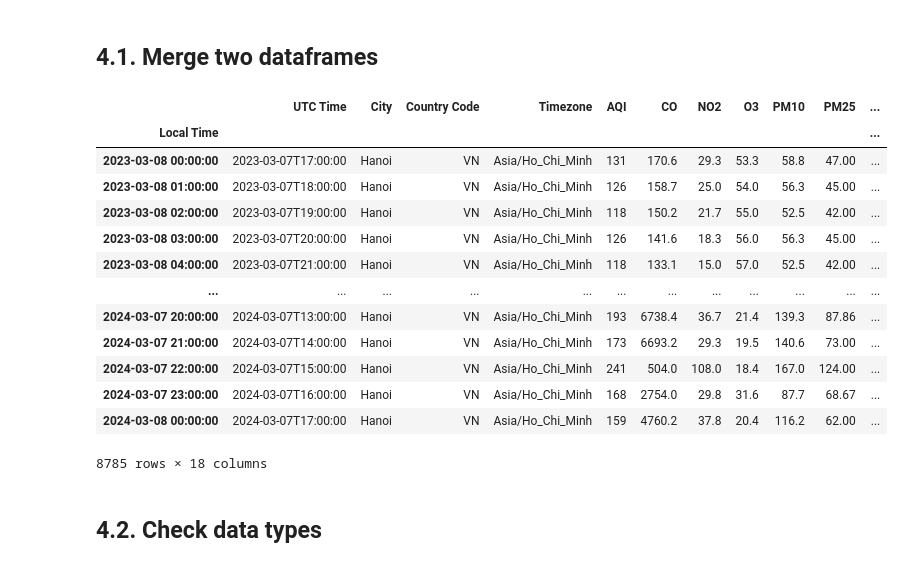
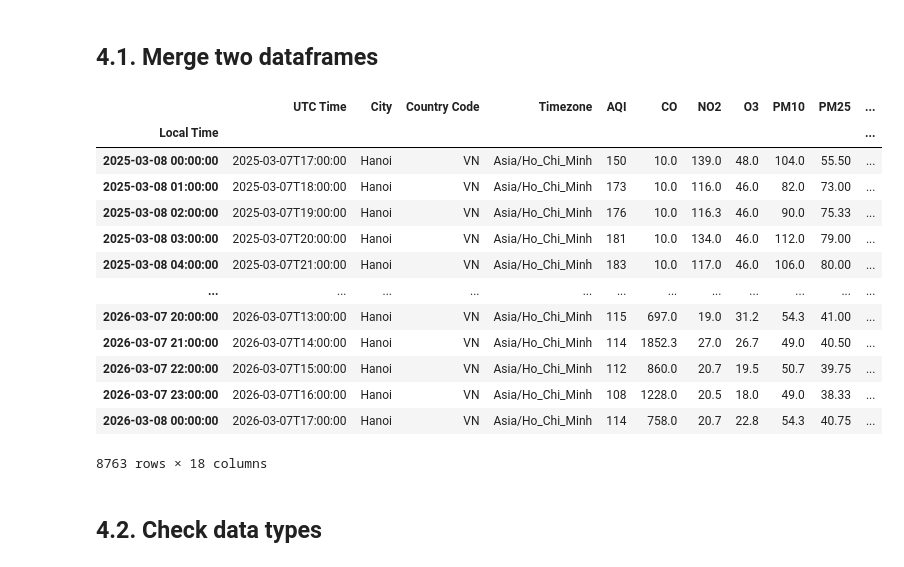
Before and after one commit to hernexto/Hanoi-Air-Quality-Analysis-2026, a Jupyter notebook: Part 1 - Extract and Clean Data from API.ipynb, the cells around one changed output. Drawn from its saved outputs; the diff is of its cells as text; code cells hidden in the pictures.

```diff
--- a/Part 1 - Extract and Clean Data from API.ipynb
+++ b/Part 1 - Extract and Clean Data from API.ipynb
@@ -247,18 +254,18 @@ The method in this section will be executed in the same manner as in the previou
 # %% [markdown]
 ## 3.1. Specify the URLs
 # %%
-urlweath = "https://api.weatherbit.io/v2.0/history/hourly?city=Hanoi&start_date=2024-02-08&end_date=2024-03-09&tz=local&key=a17ac515f9b6411393c923e7abd376f5"
-urlweath2 = "https://api.weatherbit.io/v2.0/history/hourly?city=Hanoi&start_date=2024-01-08&end_date=2024-02-08&tz=local&key=a17ac515f9b6411393c923e7abd376f5"
-urlweath3 = "https://api.weatherbit.io/v2.0/history/hourly?city=Hanoi&start_date=2023-12-08&end_date=2024-01-08&tz=local&key=a17ac515f9b6411393c923e7abd376f5"
-urlweath4 = "https://api.weatherbit.io/v2.0/history/hourly?city=Hanoi&start_date=2023-11-08&end_date=2023-12-08&tz=local&key=a17ac515f9b6411393c923e7abd376f5"
-urlweath5 = "https://api.weatherbit.io/v2.0/history/hourly?city=Hanoi&start_date=2023-10-08&end_date=2023-11-08&tz=local&key=a17ac515f9b6411393c923e7abd376f5"
-urlweath6 = "https://api.weatherbit.io/v2.0/history/hourly?city=Hanoi&start_date=2023-09-08&end_date=2023-10-08&tz=local&key=a17ac515f9b6411393c923e7abd376f5"
-urlweath7 = "https://api.weatherbit.io/v2.0/history/hourly?city=Hanoi&start_date=2023-08-08&end_date=2023-09-08&tz=local&key=a17ac515f9b6411393c923e7abd376f5"
-urlweath8 = "https://api.weatherbit.io/v2.0/history/hourly?city=Hanoi&start_date=2023-07-08&end_date=2023-08-08&tz=local&key=a17ac515f9b6411393c923e7abd376f5"
-urlweath9 = "https://api.weatherbit.io/v2.0/history/hourly?city=Hanoi&start_date=2023-06-08&end_date=2023-07-08&tz=local&key=a17ac515f9b6411393c923e7abd376f5"
-urlweath10 = "https://api.weatherbit.io/v2.0/history/hourlyy?city=Hanoi&start_date=2023-05-08&end_date=2023-06-08&tz=local&key=a17ac515f9b6411393c923e7abd376f5"
-urlweath11 = "https://api.weatherbit.io/v2.0/history/hourly?city=Hanoi&start_date=2023-04-08&end_date=2023-05-08&tz=local&key=a17ac515f9b6411393c923e7abd376f5"
-urlweath12 = "https://api.weatherbit.io/v2.0/history/hourly?city=Hanoi&start_date=2023-03-08&end_date=2023-04-08&tz=local&key=a17ac515f9b6411393c923e7abd376f5"
+urlweath = "https://api.weatherbit.io/v2.0/history/hourly?city=Hanoi&start_date=2026-02-08&end_date=2026-03-09&tz=local&key=b218d98be7604dd094307d2d77d891da"
+urlweath2 = "https://api.weatherbit.io/v2.0/history/hourly?city=Hanoi&start_date=2026-01-08&end_date=2026-02-08&tz=local&key=b218d98be7604dd094307d2d77d891da"
+urlweath3 = "https://api.weatherbit.io/v2.0/history/hourly?city=Hanoi&start_date=2025-12-08&end_date=2026-01-08&tz=local&key=b218d98be7604dd094307d2d77d891da"
+urlweath4 = "https://api.weatherbit.io/v2.0/history/hourly?city=Hanoi&start_date=2025-11-08&end_date=2025-12-08&tz=local&key=b218d98be7604dd094307d2d77d891da"
+urlweath5 = "https://api.weatherbit.io/v2.0/history/hourly?city=Hanoi&start_date=2025-10-08&end_date=2025-11-08&tz=local&key=b218d98be7604dd094307d2d77d891da"
+urlweath6 = "https://api.weatherbit.io/v2.0/history/hourly?city=Hanoi&start_date=2025-09-08&end_date=2025-10-08&tz=local&key=b218d98be7604dd094307d2d77d891da"
+urlweath7 = "https://api.weatherbit.io/v2.0/history/hourly?city=Hanoi&start_date=2025-08-08&end_date=2025-09-08&tz=local&key=b218d98be7604dd094307d2d77d891da"
+urlweath8 = "https://api.weatherbit.io/v2.0/history/hourly?city=Hanoi&start_date=2025-07-08&end_date=2025-08-08&tz=local&key=b218d98be7604dd094307d2d77d891da"
+urlweath9 = "https://api.weatherbit.io/v2.0/history/hourly?city=Hanoi&start_date=2025-06-08&end_date=2025-07-08&tz=local&key=b218d98be7604dd094307d2d77d891da"
+urlweath10 = "https://api.weatherbit.io/v2.0/history/hourly?city=Hanoi&start_date=2025-05-08&end_date=2025-06-08&tz=local&key=b218d98be7604dd094307d2d77d891da"
+urlweath11 = "https://api.weatherbit.io/v2.0/history/hourly?city=Hanoi&start_date=2025-04-08&end_date=2025-05-08&tz=local&key=b218d98be7604dd094307d2d77d891da"
+urlweath12 = "https://api.weatherbit.io/v2.0/history/hourly?city=Hanoi&start_date=2025-03-08&end_date=2025-04-08&tz=local&key=b218d98be7604dd094307d2d77d891da"
 # %% [markdown]
 ## 3.2. Make HTTP GET requests, parse JSON data and store them in specified variables
 # %%
@@ -323,13 +349,13 @@ df_weather.columns = ['City', 'Country code', 'Lat', 'Lon', 'timezone', 'Data']
 
 # Splitting 'Data' column into individual columns
 df_weather[['Apparent Temperature', 'Azimuth', 'Clouds', 'Datetime', 'Dew Point', 'DHI', 'DNI', 'Elevation Angle', 'GHI',
-            'H Angle', 'Pod', 'Precipitation', 'Pressure', 'Status', 'Relative Humidity', 'Sea Level Pressure', 'Snow',
+            'H Angle', 'Pod', 'Precipitation', 'Pressure', 'Status', 'Status 2', 'Relative Humidity', 'Sea Level Pressure', 'Snow',
             'Solar Radiation', 'Temperature', 'Local Time', 'UTC Time', 'Timestamp', 'UV Index', 'Visibility', 'Weather',
             'Wind Direction', 'Wind Gust Speed', 'Wind Speed']] = pd.DataFrame(df_weather['Data'].tolist())
 
 # Dropping uneeded columns
 df_weather.drop(columns=['Data', 'Lat', 'Lon', 'Apparent Temperature', 'Azimuth','Datetime', 'Dew Point', 'DHI', 'DNI',
-                         'Elevation Angle', 'GHI', 'H Angle', 'Pod', 'Status', 'Sea Level Pressure', 'Snow',
+                         'Elevation Angle', 'GHI', 'H Angle', 'Pod', 'Status', 'Status 2', 'Sea Level Pressure', 'Snow',
                          'Solar Radiation', 'Timestamp', 'Visibility', 'Wind Direction', 'Wind Gust Speed', 'Weather'], inplace=True)
 
 # Dropping duplicate columns
@@ -396,29 +422,32 @@ The hourly weather data also contains 8785 entries with no missing values, spann
 # %%
 #Merge two dataframes keeping the local datetime index
 merged_df = pd.merge(df, df_weather, left_index=True, right_index=True)
+
 #Drop duplicated columns
-merged_df.drop(columns=['City_y', 'Country code_y', 'timezone_y', 'UTC Time_y'], inplace=True)
+merged_df.drop(columns=['City_y', 'Country code_y', 'UTC Time_y', 'timezone_y'], inplace=True)
+
 #Put UTC time column to the first column in the dataframe
 utc_time_column = merged_df.pop('UTC Time_x')
 merged_df.insert(0, 'UTC Time', utc_time_column)
+
 #Rename 4 columns
 merged_df = merged_df.rename(columns={'City_x': 'City', 'Country code_x': 'Country Code', 'timezone_x':'Timezone'})
 merged_df
 # %% [output]
 |  | UTC Time | City | Country Code | Timezone | AQI | CO | NO2 | O3 | PM10 | PM25 | ... |
 | Local Time |  |  |  |  |  |  |  |  |  |  | ... |
-| 2023-03-08 00:00:00 | 2023-03-07T17:00:00 | Hanoi | VN | Asia/Ho_Chi_Minh | 131 | 170.6 | 29.3 | 53.3 | 58.8 | 47.00 | ... |
-| 2023-03-08 01:00:00 | 2023-03-07T18:00:00 | Hanoi | VN | Asia/Ho_Chi_Minh | 126 | 158.7 | 25.0 | 54.0 | 56.3 | 45.00 | ... |
-| 2023-03-08 02:00:00 | 2023-03-07T19:00:00 | Hanoi | VN | Asia/Ho_Chi_Minh | 118 | 150.2 | 21.7 | 55.0 | 52.5 | 42.00 | ... |
-| 2023-03-08 03:00:00 | 2023-03-07T20:00:00 | Hanoi | VN | Asia/Ho_Chi_Minh | 126 | 141.6 | 18.3 | 56.0 | 56.3 | 45.00 | ... |
-| 2023-03-08 04:00:00 | 2023-03-07T21:00:00 | Hanoi | VN | Asia/Ho_Chi_Minh | 118 | 133.1 | 15.0 | 57.0 | 52.5 | 42.00 | ... |
+| 2025-03-08 00:00:00 | 2025-03-07T17:00:00 | Hanoi | VN | Asia/Ho_Chi_Minh | 150 | 10.0 | 139.0 | 48.0 | 104.0 | 55.50 | ... |
+| 2025-03-08 01:00:00 | 2025-03-07T18:00:00 | Hanoi | VN | Asia/Ho_Chi_Minh | 173 | 10.0 | 116.0 | 46.0 | 82.0 | 73.00 | ... |
+| 2025-03-08 02:00:00 | 2025-03-07T19:00:00 | Hanoi | VN | Asia/Ho_Chi_Minh | 176 | 10.0 | 116.3 | 46.0 | 90.0 | 75.33 | ... |
+| 2025-03-08 03:00:00 | 2025-03-07T20:00:00 | Hanoi | VN | Asia/Ho_Chi_Minh | 181 | 10.0 | 134.0 | 46.0 | 112.0 | 79.00 | ... |
+| 2025-03-08 04:00:00 | 2025-03-07T21:00:00 | Hanoi | VN | Asia/Ho_Chi_Minh | 183 | 10.0 | 117.0 | 46.0 | 106.0 | 80.00 | ... |
 | ... | ... | ... | ... | ... | ... | ... | ... | ... | ... | ... | ... |
-| 2024-03-07 20:00:00 | 2024-03-07T13:00:00 | Hanoi | VN | Asia/Ho_Chi_Minh | 193 | 6738.4 | 36.7 | 21.4 | 139.3 | 87.86 | ... |
-| 2024-03-07 21:00:00 | 2024-03-07T14:00:00 | Hanoi | VN | Asia/Ho_Chi_Minh | 173 | 6693.2 | 29.3 | 19.5 | 140.6 | 73.00 | ... |
-| 2024-03-07 22:00:00 | 2024-03-07T15:00:00 | Hanoi | VN | Asia/Ho_Chi_Minh | 241 | 504.0 | 108.0 | 18.4 | 167.0 | 124.00 | ... |
-| 2024-03-07 23:00:00 | 2024-03-07T16:00:00 | Hanoi | VN | Asia/Ho_Chi_Minh | 168 | 2754.0 | 29.8 | 31.6 | 87.7 | 68.67 | ... |
-| 2024-03-08 00:00:00 | 2024-03-07T17:00:00 | Hanoi | VN | Asia/Ho_Chi_Minh | 159 | 4760.2 | 37.8 | 20.4 | 116.2 | 62.00 | ... |
+| 2026-03-07 20:00:00 | 2026-03-07T13:00:00 | Hanoi | VN | Asia/Ho_Chi_Minh | 115 | 697.0 | 19.0 | 31.2 | 54.3 | 41.00 | ... |
+| 2026-03-07 21:00:00 | 2026-03-07T14:00:00 | Hanoi | VN | Asia/Ho_Chi_Minh | 114 | 1852.3 | 27.0 | 26.7 | 49.0 | 40.50 | ... |
+| 2026-03-07 22:00:00 | 2026-03-07T15:00:00 | Hanoi | VN | Asia/Ho_Chi_Minh | 112 | 860.0 | 20.7 | 19.5 | 50.7 | 39.75 | ... |
+| 2026-03-07 23:00:00 | 2026-03-07T16:00:00 | Hanoi | VN | Asia/Ho_Chi_Minh | 108 | 1228.0 | 20.5 | 18.0 | 49.0 | 38.33 | ... |
+| 2026-03-08 00:00:00 | 2026-03-07T17:00:00 | Hanoi | VN | Asia/Ho_Chi_Minh | 114 | 758.0 | 20.7 | 22.8 | 54.3 | 40.75 | ... |
-8785 rows × 18 columns
+8763 rows × 18 columns
 # %% [markdown]
 ## 4.2. Check data types
 # %%
```
Also changed, not shown: parts of 14 cells of this notebook, 1 other file.
